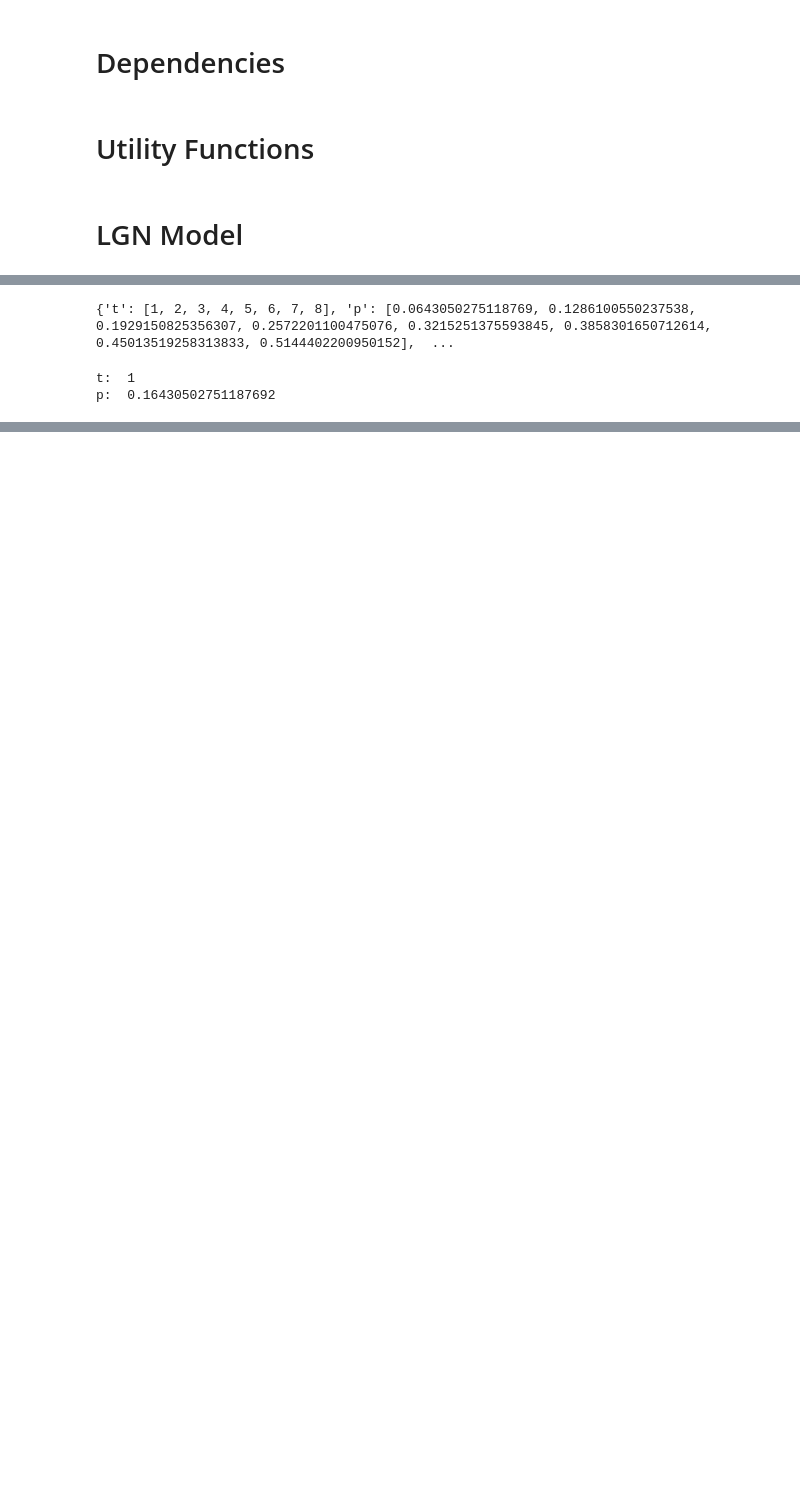
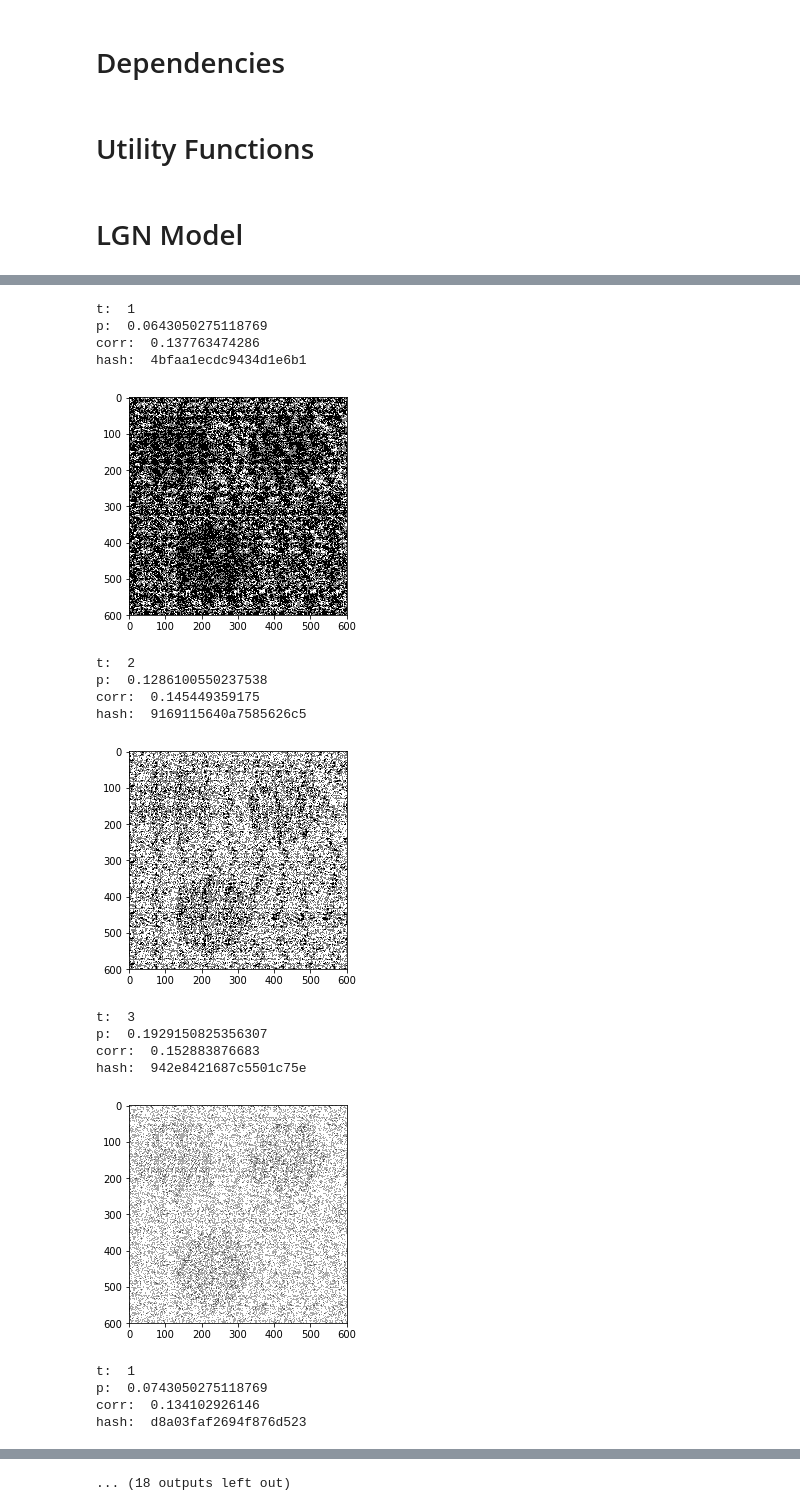
Before and after one commit to Wise61/depth_perception, a Jupyter notebook: lgn_corr.ipynb, the cells around one changed output, grey strips where cells are left out. Saved outputs shown, nothing was run; the diff lists cells and outputs as text; code cells hidden in the pictures; blank space fills up the shorter version.

```diff
--- a/lgn_corr.ipynb
+++ b/lgn_corr.ipynb
@@ -238,7 +239,7 @@ def runEx(pShift=0.0):
     carray = []
     harray = []
 
-    for bigT in range(1,9):
+    for bigT in range(1,4):
         bigP = bigT / (((np.pi * (3**2)/2))*1.1) + pShift
         print("t: ", bigT)
         print("p: ", bigP)
@@ -409,17 +376,28 @@ hash:  c7cee8860f2a854d4979
-# %%
-print(test)
-t = [1, 2, 3, 4, 5, 6, 7, 8]
-p = [0.0643050275118769, 0.1286100550237538, 0.1929150825356307, 0.2572201100475076, 0.3215251375593845, 0.3858301650712614, 0.45013519258313833, 0.5144402200950152]
-c = [0.2271524872176735, 0.11748923387279109, 0.16814365075272392, 0.11891839158822315, 0.22924557006867541, 0.2021914390136689, 0.17564410008960482, 0.11591208048129203]
-h = ['2be4e854a3a8019f10ce', 'd7a4863ed4d821dd12da', '7574c16b165310f308f6', 'a29c1089edfd07b87cc4', 'd1cfe3053f6e64b2ae1f', 'c7cee8860f2a854d4979', '75012fbdb92846eac602', '054c4c7786a59a03ffc3']
-# %% [output]
-{'t': [1, 2, 3, 4, 5, 6, 7, 8], 'p': [0.0643050275118769, 0.1286100550237538, 0.1929150825356307, 0.2572201100475076, 0.3215251375593845, 0.3858301650712614, 0.45013519258313833, 0.5144402200950152],  ...
 # %%
-plusp1 = runEx(0.1)
-plusp2 = runEx(0.2)
+zero = runEx(0.0)
 
-minusp1 = runEx(-0.1)
-minusp2 = runEx(-0.2)
+plusp1 = runEx(0.01)
+plusp2 = runEx(0.02)
+
+minusp1 = runEx(-0.01)
+minusp2 = runEx(-0.02)
 # %% [output]
 t:  1
-p:  0.16430502751187692
+p:  0.0643050275118769
+corr:  0.137763474286
+hash:  4bfaa1ecdc9434d1e6b1
+[figure, added]
+t:  2
+p:  0.1286100550237538
+corr:  0.145449359175
+hash:  9169115640a7585626c5
+[figure, added]
+t:  3
+p:  0.1929150825356307
+corr:  0.152883876683
+hash:  942e8421687c5501c75e
+[figure, added]
+t:  1
+p:  0.0743050275118769
+corr:  0.134102926146
+hash:  d8a03faf2694f876d523
@@ -425,0 +415 @@ p:  0.16430502751187692
+... (18 outputs left out)
```
Also changed, not shown: parts of 10 cells of this notebook, 48 other files.
